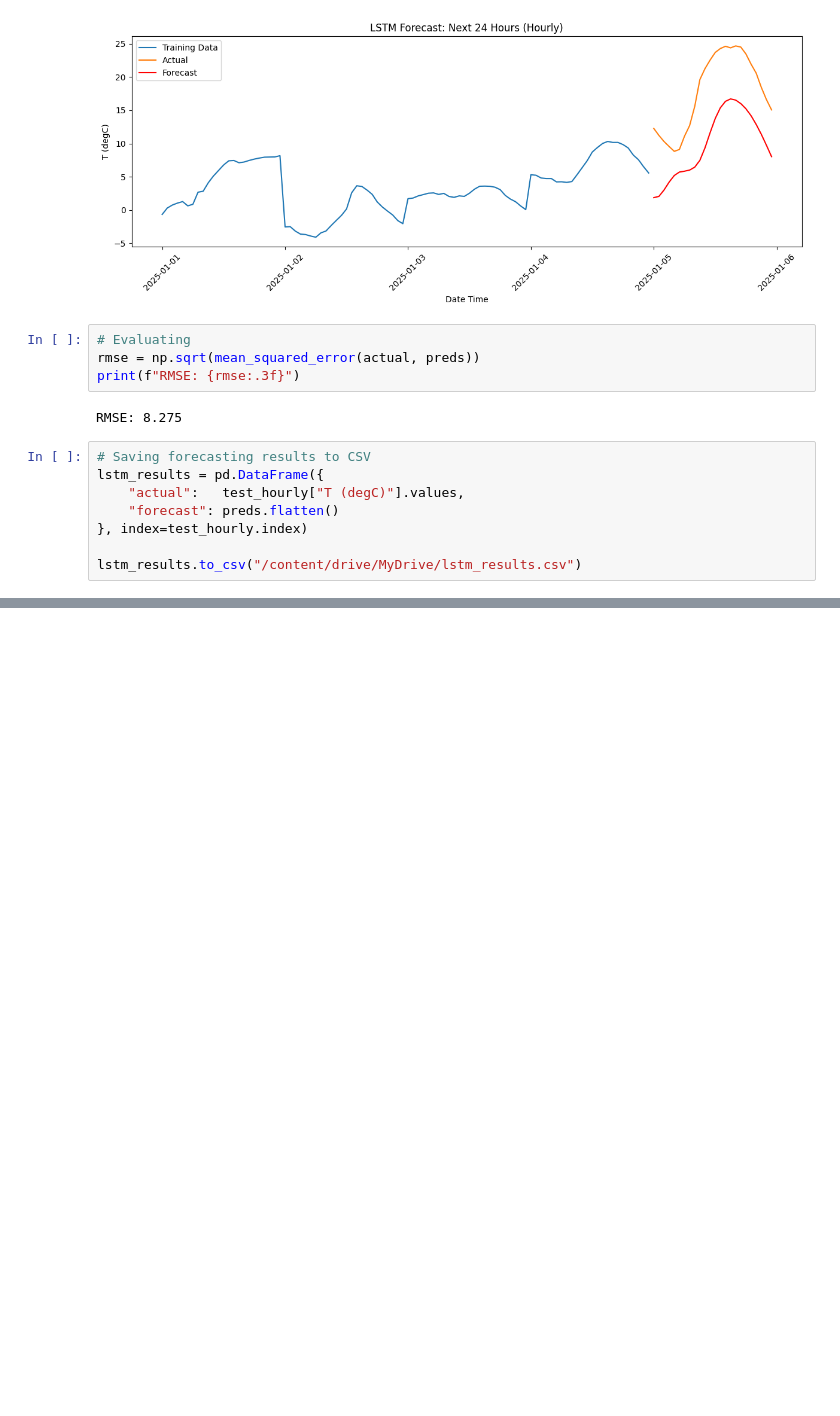
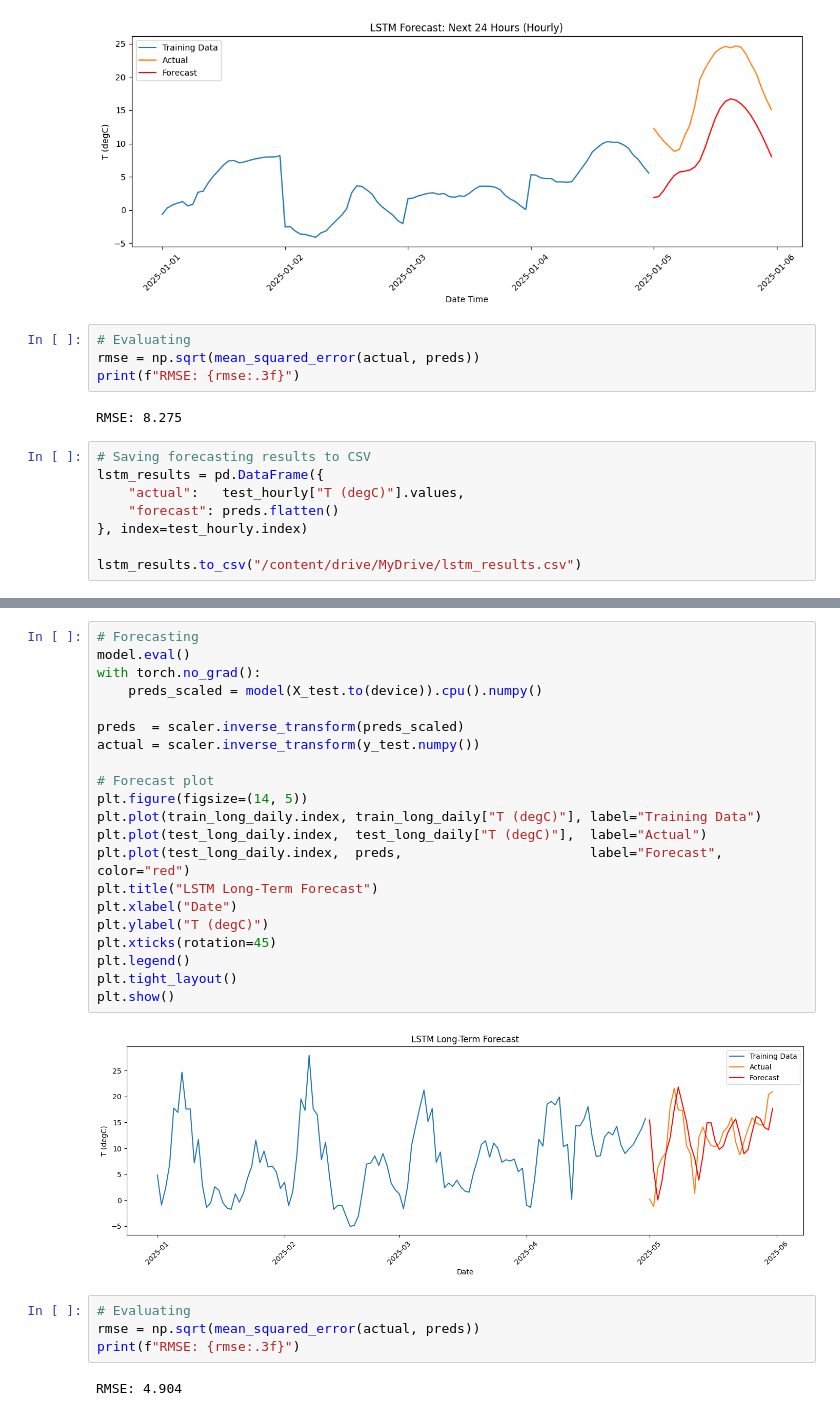
Before and after one commit to jmudong/Forecasting, a Jupyter notebook: lstm.ipynb, the cells around one changed output, grey strips where cells are left out. Saved outputs shown, nothing was run; the diff lists cells and outputs as text; blank space fills up the shorter version.

Commit message:
lstm long-term forecasting

```diff
--- a/lstm.ipynb
+++ b/lstm.ipynb
@@ -179,0 +250,29 @@ lstm_results.to_csv("/content/drive/MyDrive/lstm_results.csv")
+# %%
+# Forecasting
+model.eval()
+with torch.no_grad():
+    preds_scaled = model(X_test.to(device)).cpu().numpy()
+
+preds  = scaler.inverse_transform(preds_scaled)
+actual = scaler.inverse_transform(y_test.numpy())
+
+# Forecast plot
+plt.figure(figsize=(14, 5))
+plt.plot(train_long_daily.index, train_long_daily["T (degC)"], label="Training Data")
+plt.plot(test_long_daily.index,  test_long_daily["T (degC)"],  label="Actual")
+plt.plot(test_long_daily.index,  preds,                        label="Forecast", color="red")
+plt.title("LSTM Long-Term Forecast")
+plt.xlabel("Date")
+plt.ylabel("T (degC)")
+plt.xticks(rotation=45)
+plt.legend()
+plt.tight_layout()
+plt.show()
+# %% [output]
+[figure, added]
+# %%
+# Evaluating
+rmse = np.sqrt(mean_squared_error(actual, preds))
+print(f"RMSE: {rmse:.3f}")
+# %% [output]
+RMSE: 4.904
```
Also changed, not shown: parts of 4 cells of this notebook.
